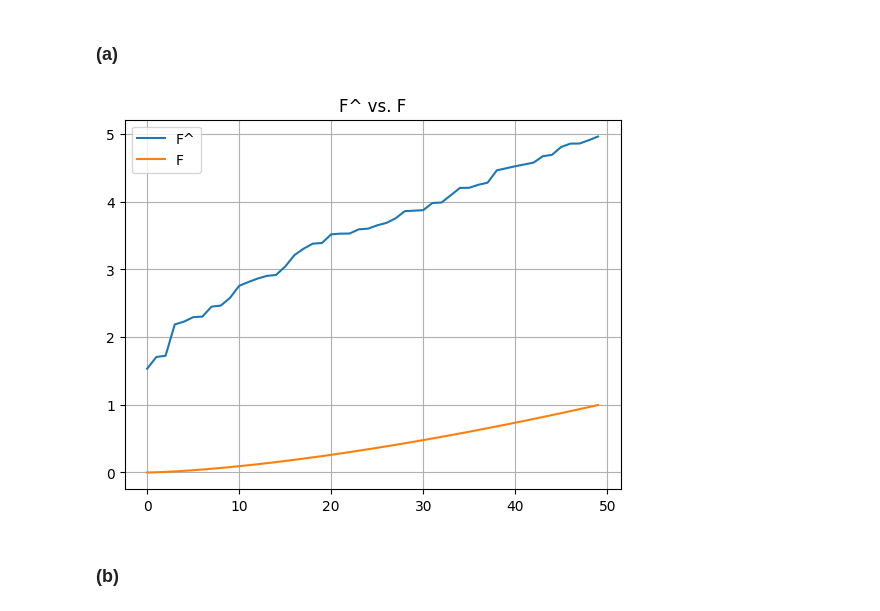
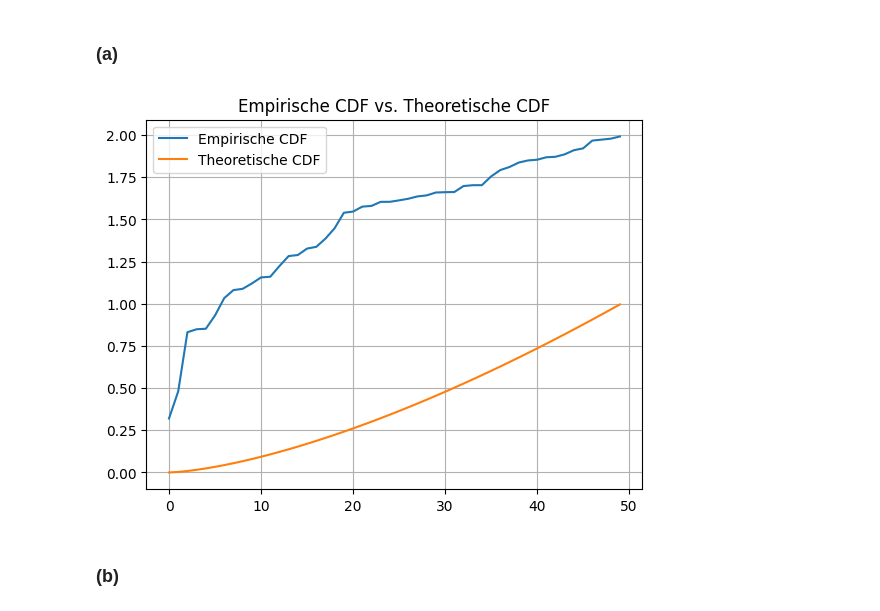
Before and after one commit to tombk556/Mathematische-Stochastische-Modelle-und-MC-Simulationen, a Jupyter notebook: Übung 7/übung7.ipynb, the cells around one changed output. Saved outputs shown, nothing was run; the diff lists cells and outputs as text; code cells hidden in the pictures.

```diff
--- a/Übung 7/übung7.ipynb
+++ b/Übung 7/übung7.ipynb
@@ -28,22 +10,45 @@ F_dach = sorted(zufallszahlen_generator())
+# %%
+def zufallszahlen_generator(N: int) -> list:
+    k = 1
+    random_numbers = []
+    while k <= N:
+        def verteilung(x):
+            y = math.sqrt(x -1)
+            return y
+        X = random.uniform(1, 5) # X koordinate
+        Y = random.uniform(0, 2) # Y koordinate
+
+        if Y < verteilung(X):
+            k+=1
+            random_numbers.append(verteilung(X))
+    return random_numbers
+
+def empirische_cdf(data):
+    sorted_data = np.sort(data)
+    n = len(sorted_data)
+    y = np.arange(1, n + 1) / n
+    return sorted_data, y
+
+F_Dach = empirische_cdf(data=zufallszahlen_generator(50))
 # %%
-def F_vonZ(z):
+def theoretische_cdf(z):
     if z > 1 and z<5:
         return (1/8)*math.sqrt((z-1)**3)
     else:
         ValueError("Only z values in the range of 1 to 5!!!")
 
-F = [F_vonZ(x) for x in np.linspace(1.01, 4.99, 50)]
+F = [theoretische_cdf(x) for x in np.linspace(1.01, 4.99, 50)]
 # %% [markdown]
 ### (a)
 # %%
-plt.title("F^ vs. F")
-plt.plot(F_dach, label="F^")
-plt.plot(F, label="F")
+plt.title("Empirische CDF vs. Theoretische CDF")
+plt.plot(F_Dach[0], label="Empirische CDF")
+plt.plot(F, label="Theoretische CDF")
 plt.legend()
 plt.grid(True)
 plt.show()
 # %% [output]
-[figure, old version]
+[figure, new version]
 # %% [markdown]
 ### (b)
 # %%
```
Also changed, not shown: parts of 7 cells of this notebook, 4 other files.
